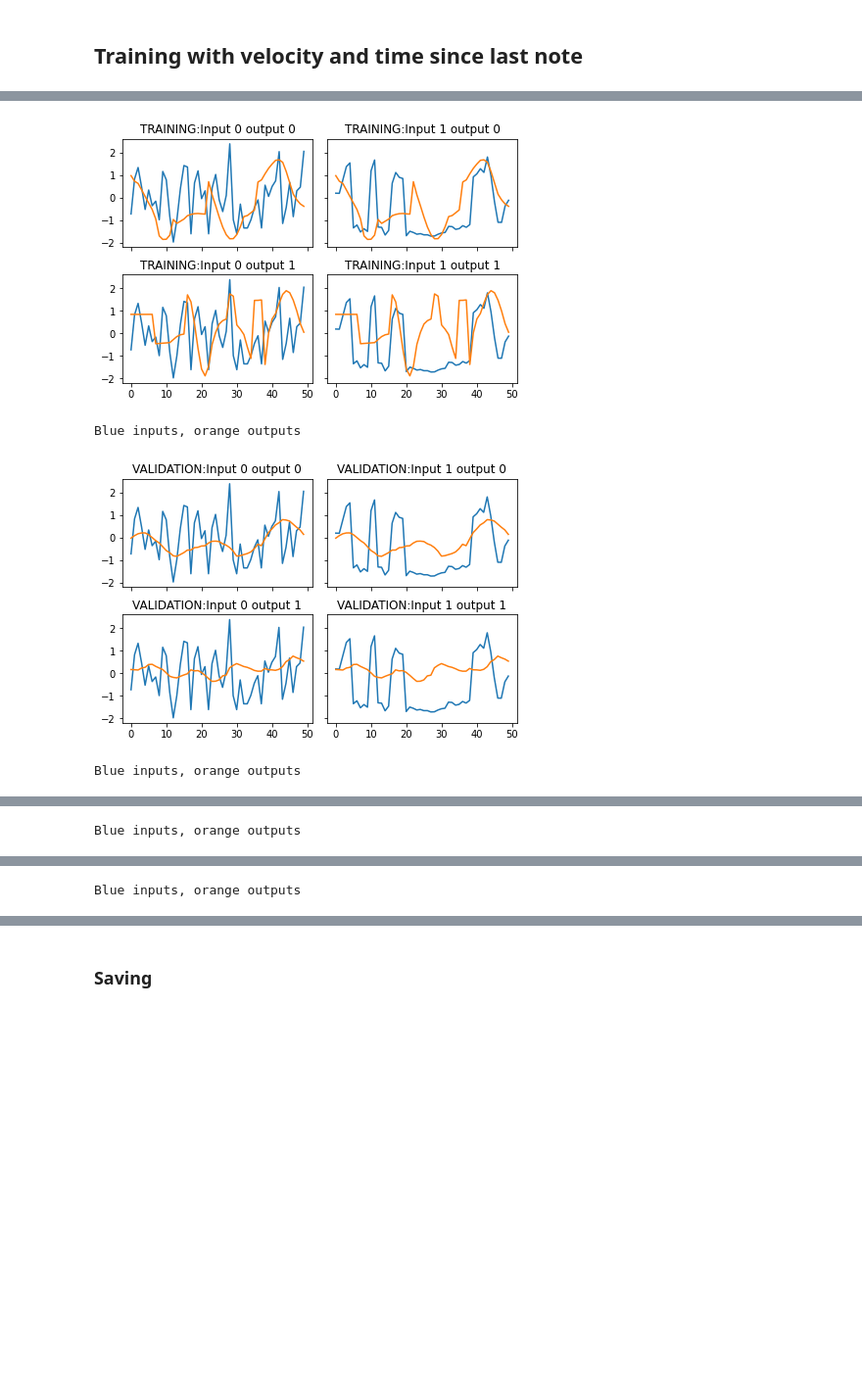
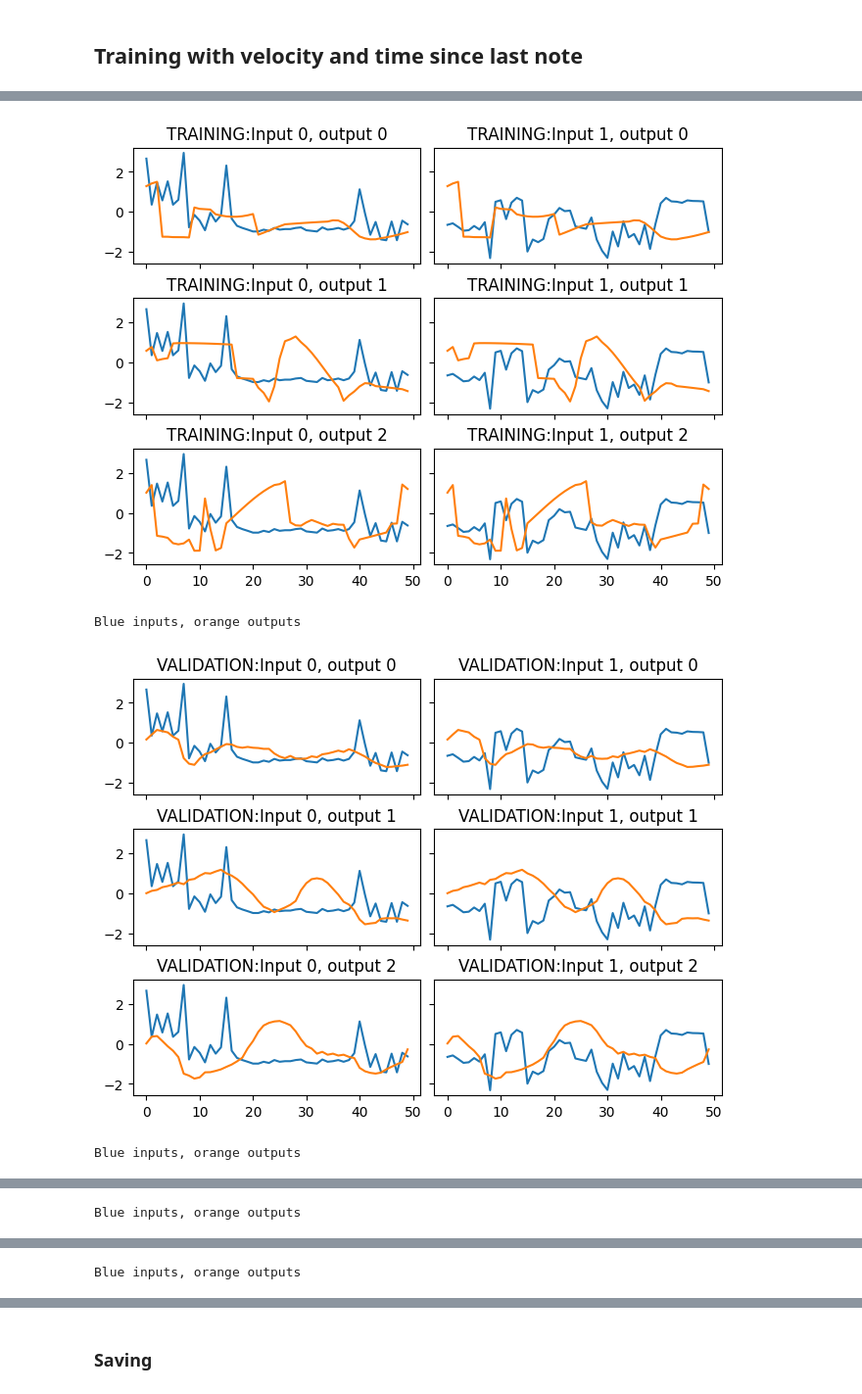
Before and after one commit to trian-gles/aloof-machine, a Jupyter notebook: RNN_IMPROV.ipynb, the cells around one changed output, grey strips where cells are left out. Shown at 98% size. Drawn from its saved outputs; the diff is of its cells as text; code cells hidden in the pictures; blank space fills up the shorter version.

```diff
--- a/RNN_IMPROV.ipynb
+++ b/RNN_IMPROV.ipynb
@@ -212,7 +215,7 @@ Blue inputs, orange outputs
 # N random sines -> M random permuted sines
 # %%
 inputs = 2
-outputs = 1
+outputs = 3
 
 random.seed(20)
 torch.manual_seed(41)
@@ -274,7 +277,7 @@ Predicted:  [[[-0.09361673146486282], [-0.11327306926250458], [-0.12409448623657
 from sklearn import preprocessing
 from math import log
 # %%
-with open('/content/drive/MyDrive/rnn_improv/time_vel.txt') as f:
+with open('dataset.txt') as f:
   txt = f.readlines()
 model = LSTMMemory(15)
 data_pts = []
@@ -289,10 +292,10 @@ for pt in txt:
   times.append(time)
   vels.append(vel)
 
-times = times
-scaled_vels = preprocessing.scale(vels)
+times = times[::-1]
+scaled_vels = preprocessing.scale(vels[::-1])
 scaled_vels2 = model.fit_transform(np.array(vels).reshape(len(vels), 1))
-data_pts_np = np.array(data_pts)
+data_pts_np = np.array(data_pts[::-1])
 
 print("TIMES")
 plt.figure()
@@ -382,5 +315,3 @@ X_row[:, 0].tolist()[0]
-# %%
-data_pts_np = np.array(data_pts)
 # %%
 random.seed(39)
 torch.manual_seed(42)
@@ -416,14 +347,5 @@ for i in range(4):
     test_X = scaled_data[(i + 1) * 50:(i + 2) * 50].reshape(1, 50, 2).float()
     test_predicted_y = model_2d(test_X)
 
-  axs = (plt.figure(constrained_layout=True)
-      .subplots(1, 2, sharex=True, sharey=True))
-  axs[0].set(title="TESTING Time since last note vs output")
-  axs[1].set(title="TESTING Velocity vs output")
-  axs[0].plot(test_X[:, :, 0].tolist()[0])
-  axs[0].plot((test_predicted_y * 2).tolist()[0])
-  axs[1].plot(test_X[:, :, 1].tolist()[0])
-  axs[1].plot((test_predicted_y * 2).tolist()[0])
-  plt.show()
-print("Predicted: ", test_predicted_y.tolist())
+  curve_plot(2, 1, test_X, test_predicted_y, "Testing:")
 # %% [output]
@@ -444,13 +366,15 @@ TypeError: ignored
 # %%
-random.seed(25)
+random.seed(1)
 torch.manual_seed(42)
 
-model_2d = LSTMMemory(15, 2, 3)
-scaled_data = torch.tensor(model_2d.fit_transform(preprocessing.scale(data_pts_np)))
+outputs = 3
+
+model_2d = LSTMMemory(15, 2, outputs)
+scaled_data = torch.tensor(model_2d.fit_transform(data_pts_np))
 X_row = scaled_data[:50]
 X = X_row.repeat(6, 1, 1)
 
-y_lists = [random_sine(50) for _ in range(3)]
+y_lists = [random_sine(50, max_freq=5 + i * 3, ) for i in range(outputs)]
 
 criterion = torch.nn.MSELoss()
 optimizer = torch.optim.RMSprop(model_2d.parameters(), lr=.02)
@@ -461,7 +385,7 @@ for j in range(500):
   pred = model_2d(X.float())
 
   y_lists_permuted = list(zip(*[permute_signal(y) for y in y_lists]))
-  y = torch.tensor([y_lists_permuted for _ in range(6)]).reshape((6, 50, 3))
+  y = torch.tensor([y_lists_permuted for _ in range(6)]).reshape((6, 50, outputs))
 
   loss = criterion(pred, y)
   loss.backward()
@@ -471,14 +395,14 @@ for j in range(500):
     print(f"Loss = {loss}")
 model.eval()
 
-y_tensor = torch.tensor(list(zip(*y_lists))).reshape(1, 50, 3)
-curve_plot(2, 2, X, y_tensor * 2, prefix="TRAINING:")
+y_tensor = torch.tensor(list(zip(*y_lists))).reshape(1, 50, outputs)
+curve_plot(outputs, 2, X, y_tensor * 2, prefix="TRAINING:")
 
-curve_plot(2, 2, X, model_2d(X.float()), prefix="VALIDATION:")
+curve_plot(outputs, 2, X, model_2d(X.float()) * 2, prefix="VALIDATION:")
 
 for i in range(4):
   with torch.no_grad():
     test_X = scaled_data[(i + 1) * 50:(i + 2) * 50].reshape(1, 50, 2).float()
     test_predicted_y = model_2d(test_X)
-  curve_plot(2, 2, test_X, test_predicted_y * 2, prefix=f"TESTING ROUND {i}:")
+  curve_plot(outputs, 2, test_X, test_predicted_y * 2, prefix=f"TESTING ROUND {i}:")
 # %% [output]
@@ -495,5 +419,5 @@ Loss = 0.11709760129451752
 Blue inputs, orange outputs
-[figure, old version]
+[figure, new version]
 Blue inputs, orange outputs
-[figure, old version]
+[figure, new version]
 Blue inputs, orange outputs
```
Also changed, not shown: parts of 16 cells of this notebook.
